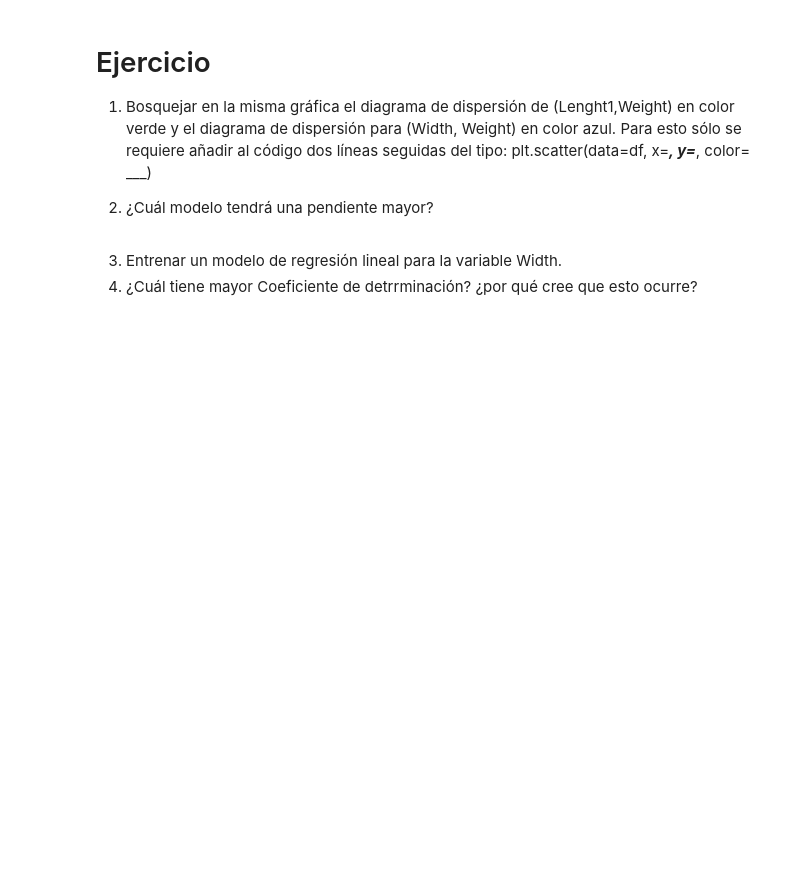
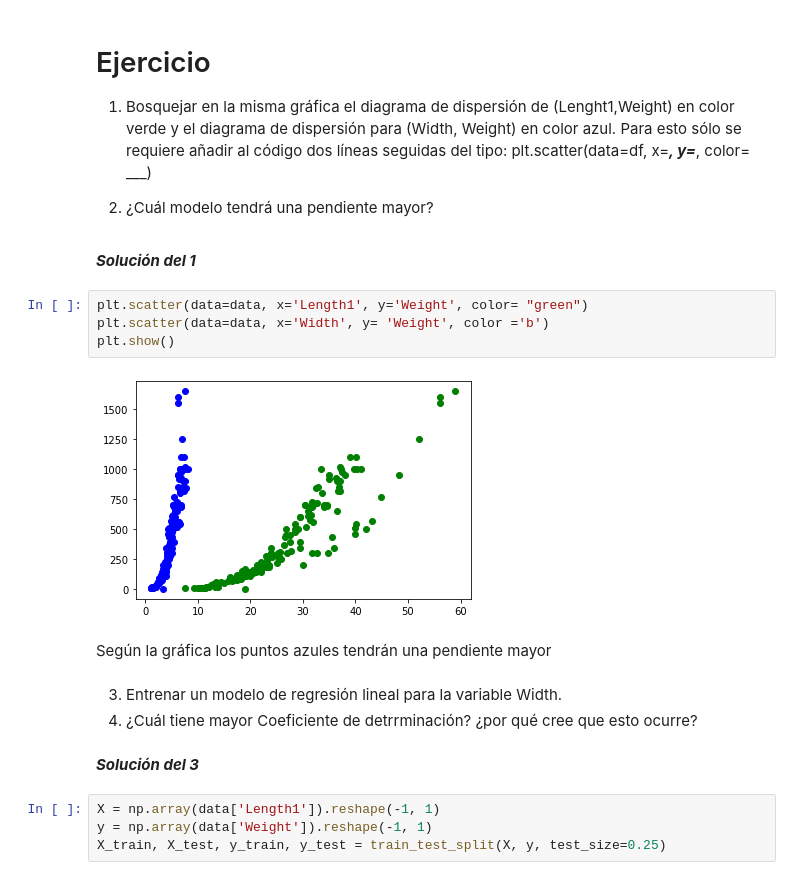
Before and after one commit to DaveAlsina/7timoSemestre, a Jupyter notebook: ml/exercises/Ejercicio_Regresión.ipynb, the cells around one changed output. Drawn from its saved outputs; the diff is of its cells as text; blank space fills up the shorter version.

```diff
--- a/ml/exercises/Ejercicio_Regresión.ipynb
+++ b/ml/exercises/Ejercicio_Regresión.ipynb
@@ -72,6 +92,22 @@ plt.show()
 1. Bosquejar en la misma gráfica el diagrama de dispersión de (Lenght1,Weight) en color verde y el diagrama de dispersión para (Width, Weight) en color azul. Para esto sólo se requiere añadir al código dos líneas seguidas del tipo: plt.scatter(data=df, x=___, y=___, color= ___)
 
 2. ¿Cuál modelo tendrá una pendiente mayor?
+# %% [markdown]
+***Solución del 1***
+# %%
+plt.scatter(data=data, x='Length1', y='Weight', color= "green")
+plt.scatter(data=data, x='Width', y= 'Weight', color ='b')
+plt.show()
+# %% [output]
+[figure, added]
+# %% [markdown]
+Según la gráfica los puntos azules tendrán una pendiente mayor
 # %% [markdown]
 3. Entrenar un modelo de regresión lineal para la variable Width.
 4. ¿Cuál tiene mayor Coeficiente de detrrminación? ¿por qué cree que esto ocurre?
+# %% [markdown]
+***Solución del 3***
+# %%
+X = np.array(data['Length1']).reshape(-1, 1)
+y = np.array(data['Weight']).reshape(-1, 1)
+X_train, X_test, y_train, y_test = train_test_split(X, y, test_size=0.25)
```
Also changed, not shown: parts of 9 cells of this notebook, 1 other file.
